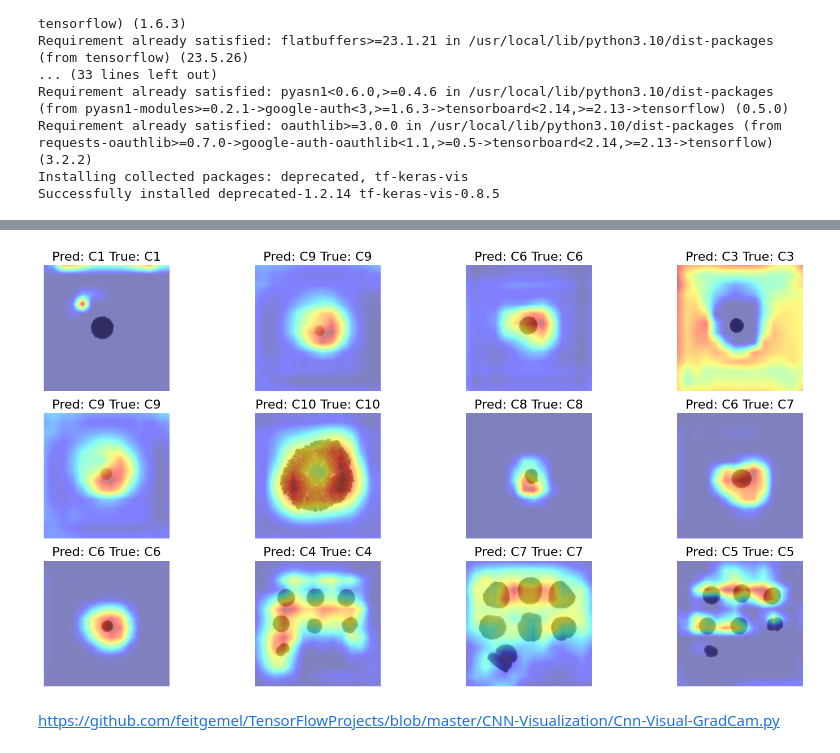
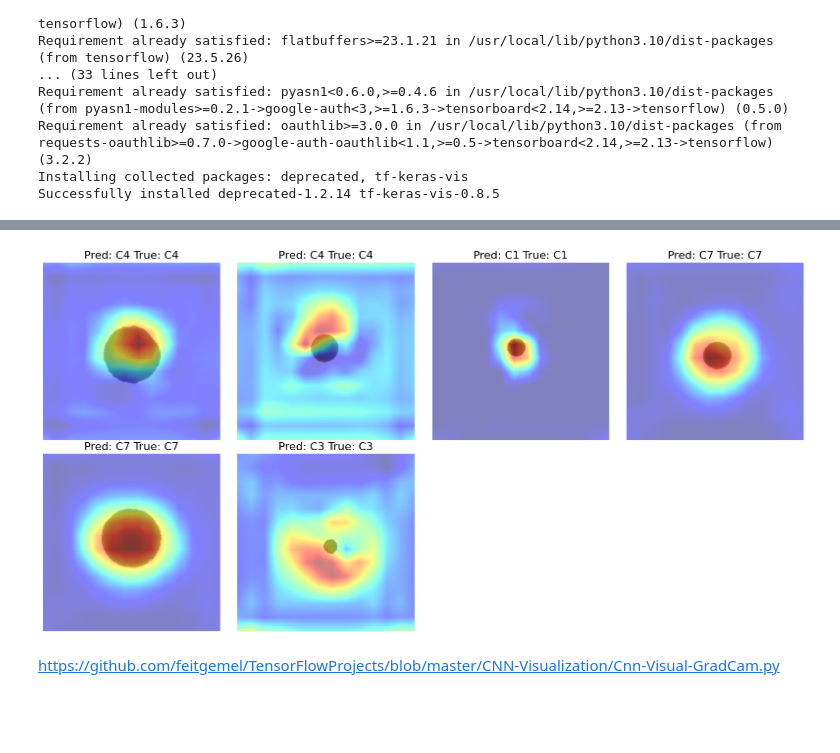
Before and after one commit to ramon-m-machado/Markdown-Tutorial, a Jupyter notebook: VGGsNew.ipynb, the cells around one changed output, grey strips where cells are left out. Drawn from its saved outputs; the diff is of its cells as text; code cells hidden in the pictures; blank space fills up the shorter version.

```diff
--- a/VGGsNew.ipynb
+++ b/VGGsNew.ipynb
@@ -674,13 +687,15 @@ Make a dataset of images missclassifieds
 # %%
-def make_missclassified_dataset():
-  # make a dataset with batch_size = number of missclassified images
-  miss_dataset = tf.data.Dataset.from_generator(
-            lambda : readDataImagesFromDrive(filenames_miss, SIZE, BORDER),
-            output_signature=(
-                tf.TensorSpec(shape=(SIZE, SIZE, 3), dtype=tf.float32),
-                tf.TensorSpec(shape=(NUMBER_OF_CLASSES), dtype=tf.int8)
-            )
-        ).batch(len(indexes_miss))
-  return miss_dataset
+dataset_mismatched_images = []
+# for each array of indexes miss
+for indexes in test_indexes_miss:
+  filenames_miss = np.asarray(files)[indexes]
+  dataset_miss = tf.data.Dataset.from_generator(
+          lambda : readDataImagesFromDrive(filenames_miss, SIZE, BORDER),
+          output_signature=(
+              tf.TensorSpec(shape=(SIZE, SIZE, 3), dtype=tf.float32),
+              tf.TensorSpec(shape=(NUMBER_OF_CLASSES), dtype=tf.int8)
+          )
+      ).batch(len(indexes))
+  dataset_mismatched_images.append(dataset_miss)
 # %% [markdown]
 Plot Missclassified images
@@ -907,5 +871,5 @@ explainer = lime_image.LimeImageExplainer(random_state = RANDOM_SEED)
 # %%
-iterator = miss_higher_proba_dataset.as_numpy_iterator()
+iterator = dataset_mismatched_images[0].as_numpy_iterator()
 
 batch = iterator.next()
 
@@ -921,2 +885,4 @@ Explanation for the last VGG (k = 5)
+# %%
+vgg16_fold1 = models[0]
 # %%
 # Hide color is the color for a superpixel turned OFF. Alternatively, if it is NONE, the superpixel will be replaced by the average of its pixels
@@ -1039,5 +1008,5 @@ shap_values = get_shap_values(images)
 ### Output classes
 # %%
 # classes that the model predict for the selected images
-outputClasses = np.argmax(vgg.predict(images), axis=1)
+outputClasses = np.argmax(vgg16_fold1.predict(images), axis=1)
 # %% [output]
@@ -1130,6 +1093,6 @@ titles
 # %%
 # Create Gradcam object
-gradcam = Gradcam(vgg,
+gradcam = Gradcam(vgg16_fold1,
                   model_modifier=replace2linear,
                   clone=True)
 
@@ -1137,34 +1100,34 @@ gradcam = Gradcam(vgg,
 cam = gradcam(score,
               images,
               penultimate_layer=-1)
 
 # Define the number of rows and columns
 n_columns = 4  # Define the number of columns
 n_rows = (images.shape[0] + n_columns - 1) // n_columns  # Calculate the number of rows based on the number of images
 
 # Create subplots
 fig, axes = plt.subplots(nrows=n_rows, ncols=n_columns, figsize=(16, 8))
 
 # Flatten axes for iteration
 axes = axes.flatten()
 
 # Iterate over images and titles
 for i, (title, image, heatmap) in enumerate(zip(titles, images, cam)):
     ax = axes[i]
     heatmap = np.uint8(cm.jet(heatmap)[..., :3] * 255)
     ax.set_title(title, fontsize=16)
     ax.imshow(image)
     ax.imshow(heatmap, cmap='jet', alpha=0.5)  # Overlay heatmap
     ax.axis('off')
 
 # Remove empty subplots
 for j in range(len(titles), len(axes)):
     fig.delaxes(axes[j])
 
 plt.tight_layout()
 plt.show()
 # %% [output]
-[figure, old version]
+[figure, new version]
 # %% [markdown]
 https://github.com/feitgemel/TensorFlowProjects/blob/master/CNN-Visualization/Cnn-Visual-GradCam.py
 # %% [markdown]
```
Also changed, not shown: parts of 49 cells of this notebook.
